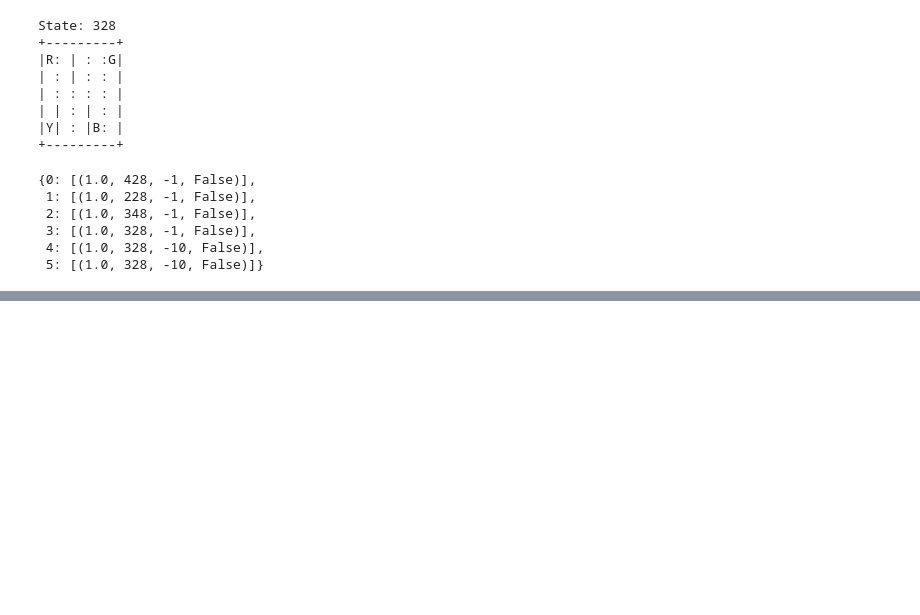
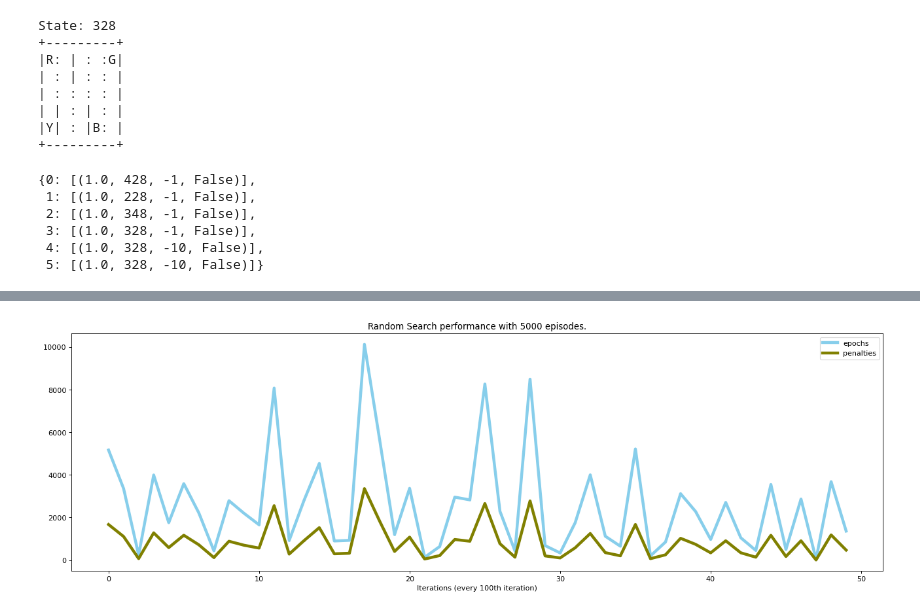
Before and after one commit to BAGLAT/Reinforcement-Learning-Artifical-Intelligence, a Jupyter notebook: AIDemo/gymdemo.ipynb, the cells around one changed output, grey strips where cells are left out. Saved outputs shown, nothing was run; the diff lists cells and outputs as text; code cells hidden in the pictures; blank space fills up the shorter version.

```diff
--- a/AIDemo/gymdemo.ipynb
+++ b/AIDemo/gymdemo.ipynb
@@ -279,0 +277,24 @@ An agent using Random search takes about an average of 2426 steps to successfull
+# %%
+# Random Search
+env = gym.make("Taxi-v3")
+env.s = 328
+random_policy = np.ones([env.env.nS, env.env.nA]) / env.env.nA
+def random_policy_steps_count():
+    state = env.reset()
+    counter = 0
+    reward = None
+    penalties = 0
+    while reward != 20:
+        state, reward, done, info = env.step(env.action_space.sample())
+        counter += 1
+        if reward == -10:
+            penalties += 1
+    return counter,penalties
+
+performance_matrix_rs = [random_policy_steps_count() for i in range(5000)]
+# %%
+title1 = f"Random Search performance with 5000 episodes."
+interval=100
+plot_performance(title1,performance_matrix_rs,xlabel=f"Iterations (every {interval}th iteration)",interval=interval,save='random-search.png')
+# %% [output]
+[figure, added]
```
Also changed, not shown: parts of 14 cells of this notebook, 4 other files.
